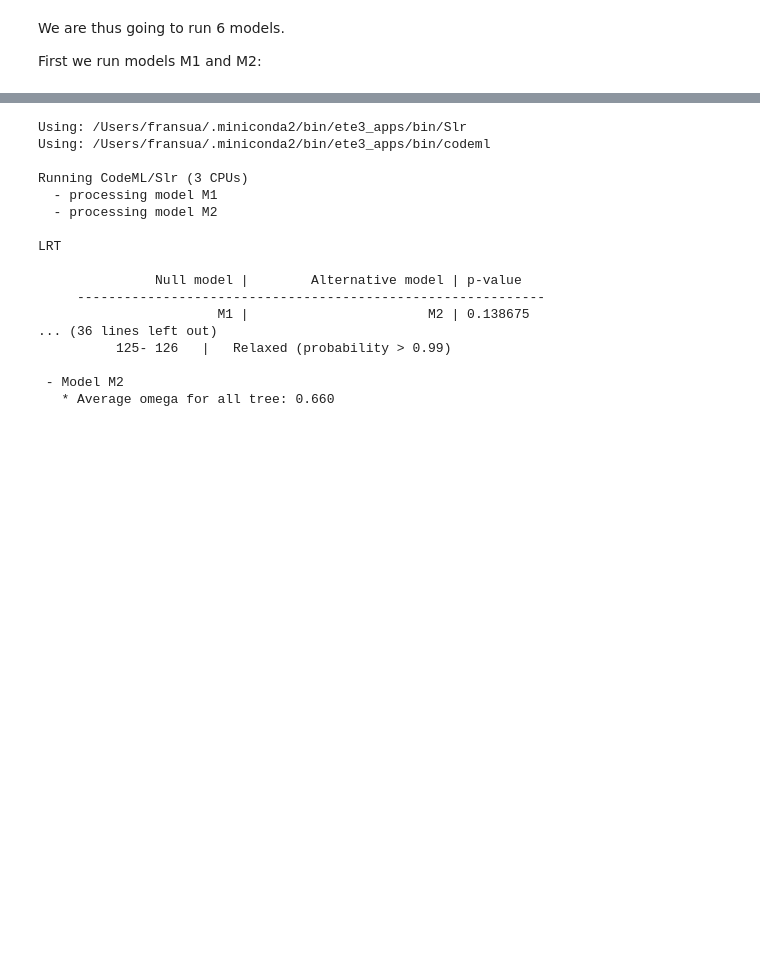
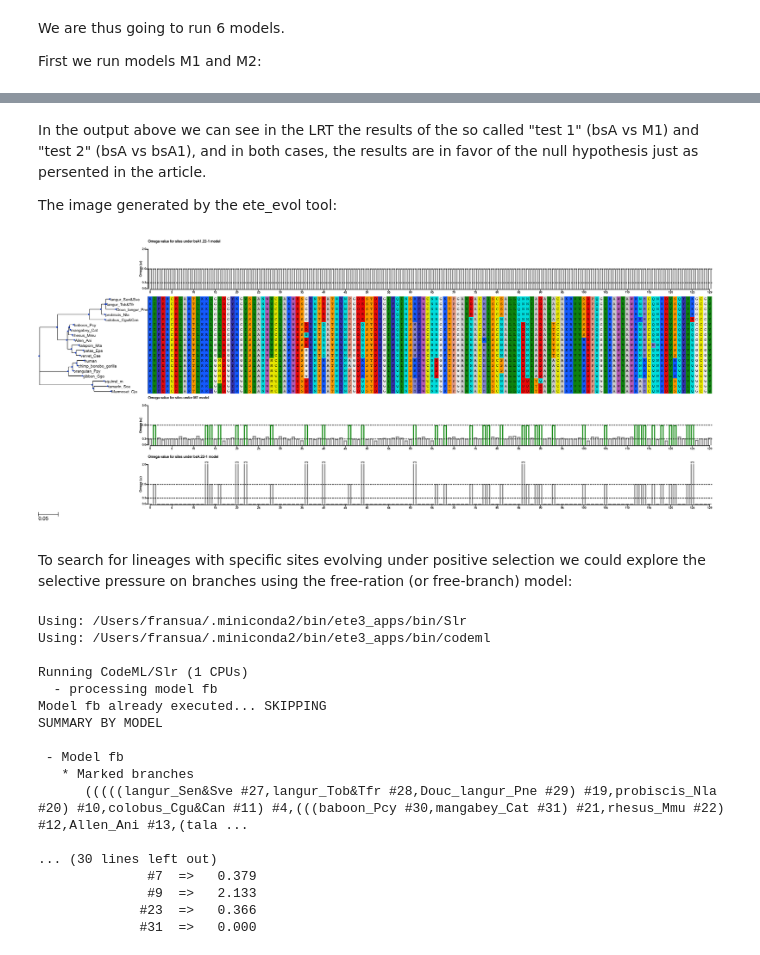
Before and after one commit to etetoolkit/cookbook, a Jupyter notebook: recipes/ete_evol_lysozyme_branch-site.ipynb, the cells around one changed output, grey strips where cells are left out. Saved outputs shown, nothing was run; the diff lists cells and outputs as text; code cells hidden in the pictures; blank space fills up the shorter version.

```diff
--- a/recipes/ete_evol_lysozyme_branch-site.ipynb
+++ b/recipes/ete_evol_lysozyme_branch-site.ipynb
@@ -31,22 +53,33 @@ First we run models M1 and M2:
+# %% [markdown]
+In the output above we can see in the LRT the results of the so called "test 1" (bsA vs M1) and "test 2" (bsA vs bsA1), and in both cases, the results are in favor of the null hypothesis just as persented in the article.
+
+The image generated by the ete_evol tool:
+# %%
+from IPython.display import Image
+Image(filename='data/lysozyme/lysozymeLarge_bsA_bsA1_M1.png')
+# %% [output]
+[figure, added]
+# %% [markdown]
+To search for lineages with specific sites evolving under positive selection we could explore the selective pressure on branches using the free-ration (or free-branch) model:
 # %%
 %%bash
-ete3 evol -t data/lysozyme/lysozymeLarge.nw --alg data/lysozyme/lysozymeLarge.fasta --models M1 M2 -o /tmp/ete3-tmp/ \
---cpu 2
+ete3 evol -t data/lysozyme/lysozymeLarge.nw --alg data/lysozyme/lysozymeLarge.fasta --models fb  -o /tmp/ete3-tmp/ \
+--cpu 1 --resume -i data/lysozyme/lysozymeLarge_fb.png
 # %% [output]
 Using: /Users/fransua/.miniconda2/bin/ete3_apps/bin/Slr
 Using: /Users/fransua/.miniconda2/bin/ete3_apps/bin/codeml
 
-Running CodeML/Slr (3 CPUs)
-  - processing model M1
-  - processing model M2
+Running CodeML/Slr (1 CPUs)
+  - processing model fb
+Model fb already executed... SKIPPING
+SUMMARY BY MODEL
 
-LRT
+ - Model fb
+   * Marked branches
+      (((((langur_Sen&Sve #27,langur_Tob&Tfr #28,Douc_langur_Pne #29) #19,probiscis_Nla #20) #10,colobus_Cgu&Can #11) #4,(((baboon_Pcy #30,mangabey_Cat #31) #21,rhesus_Mmu #22) #12,Allen_Ani #13,(tala ...
 
-               Null model |        Alternative model | p-value
-     ------------------------------------------------------------
-                       M1 |                       M2 | 0.138675
-... (36 lines left out)
-          125- 126   |   Relaxed (probability > 0.99)
-
- - Model M2
-   * Average omega for all tree: 0.660
+... (30 lines left out)
+              #7  =>   0.379
+              #9  =>   2.133
+             #23  =>   0.366
+             #31  =>   0.000
```
Also changed, not shown: parts of 10 cells of this notebook, 11 other files.
